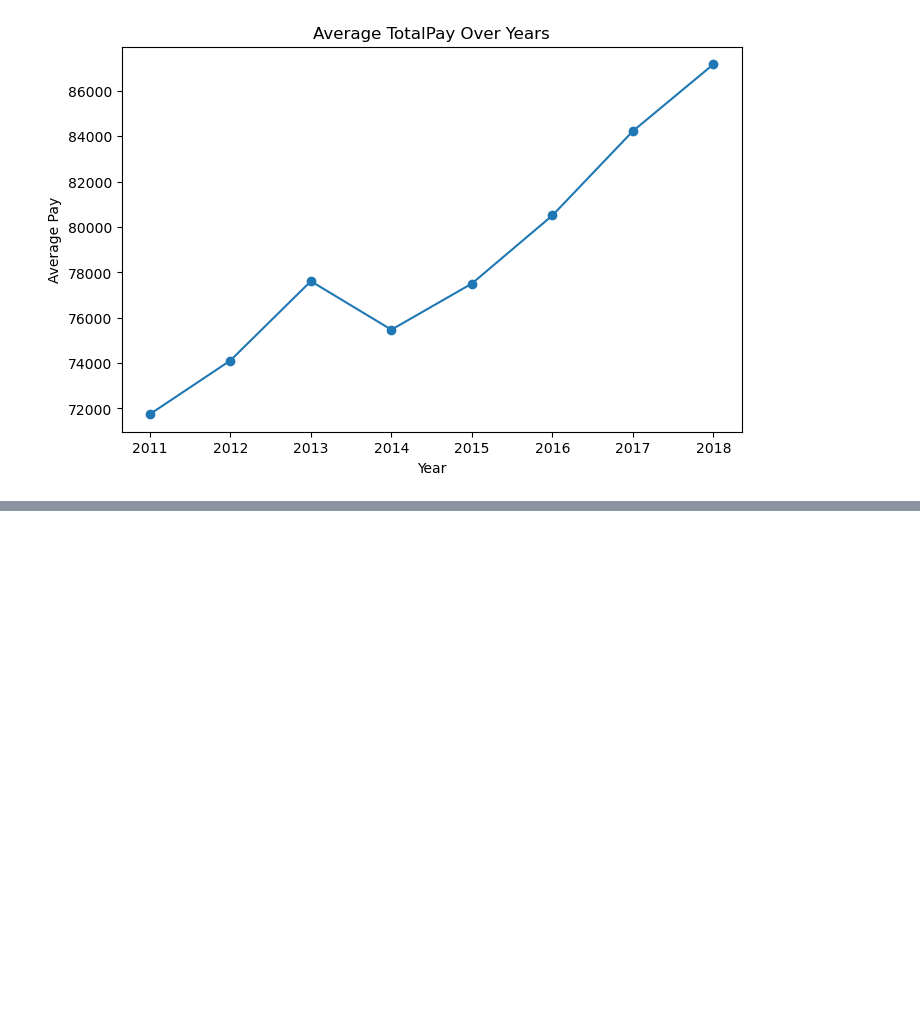
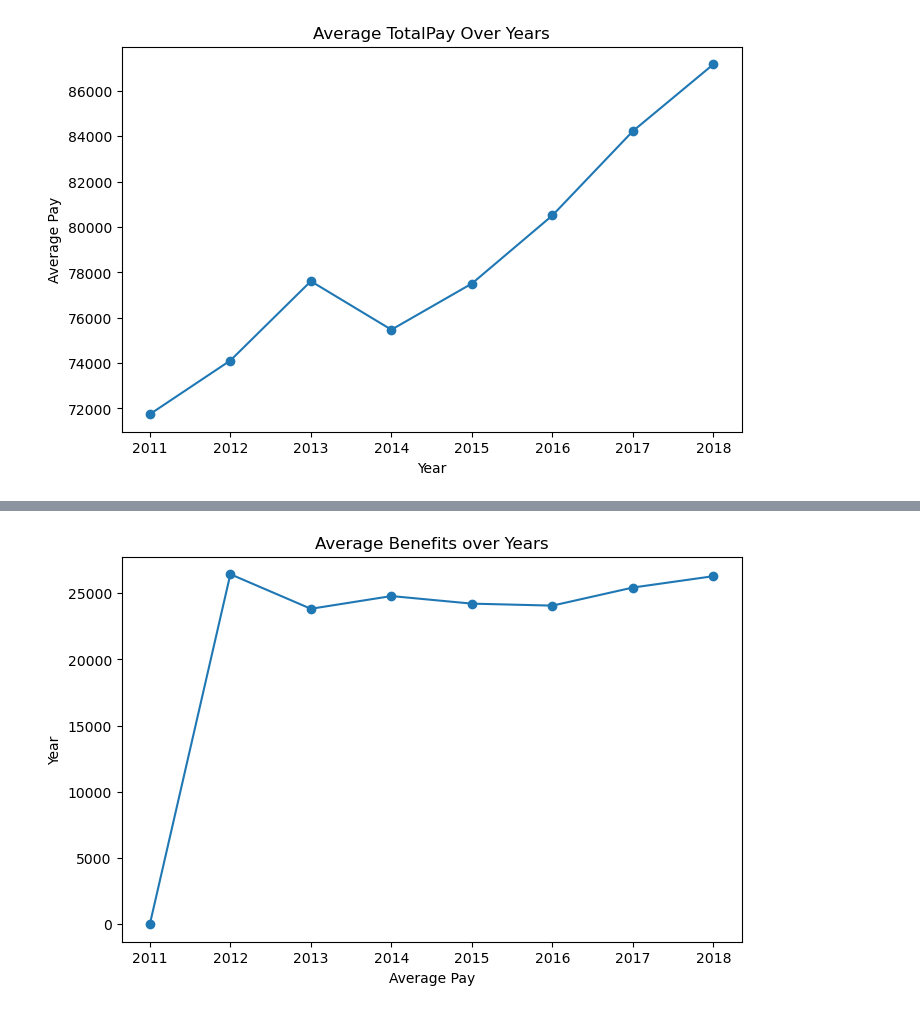
Before and after one commit to niteshkavade/San-Francisco-Employee-Salary-Prediction, a Jupyter notebook: San Francisco Employees Salary.ipynb, the cells around one changed output, grey strips where cells are left out. Saved outputs shown, nothing was run; the diff lists cells and outputs as text; code cells hidden in the pictures; blank space fills up the shorter version.

```diff
--- a/San Francisco Employees Salary.ipynb
+++ b/San Francisco Employees Salary.ipynb
@@ -243,0 +254,10 @@ plt.show()
+# %%
+yearly_trend = data.groupby("Year")["Benefits"].mean()
+
+yearly_trend.plot(marker='o',figsize=(8,5))
+plt.title("Average Benefits over Years")
+plt.ylabel("Year")
+plt.xlabel("Average Pay")
+plt.show()
+# %% [output]
+[figure, added]
```
Also changed, not shown: parts of 1 cell of this notebook.
